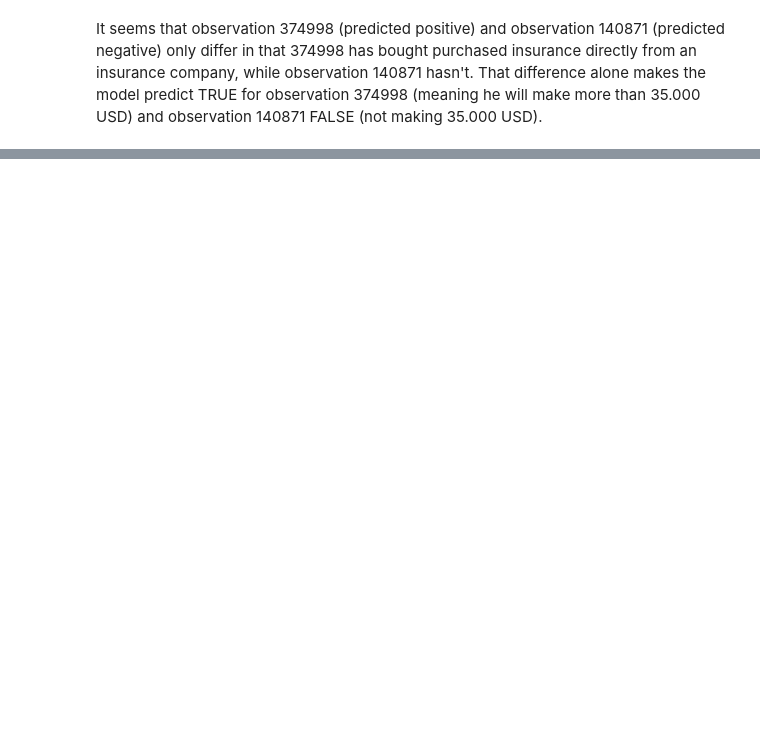
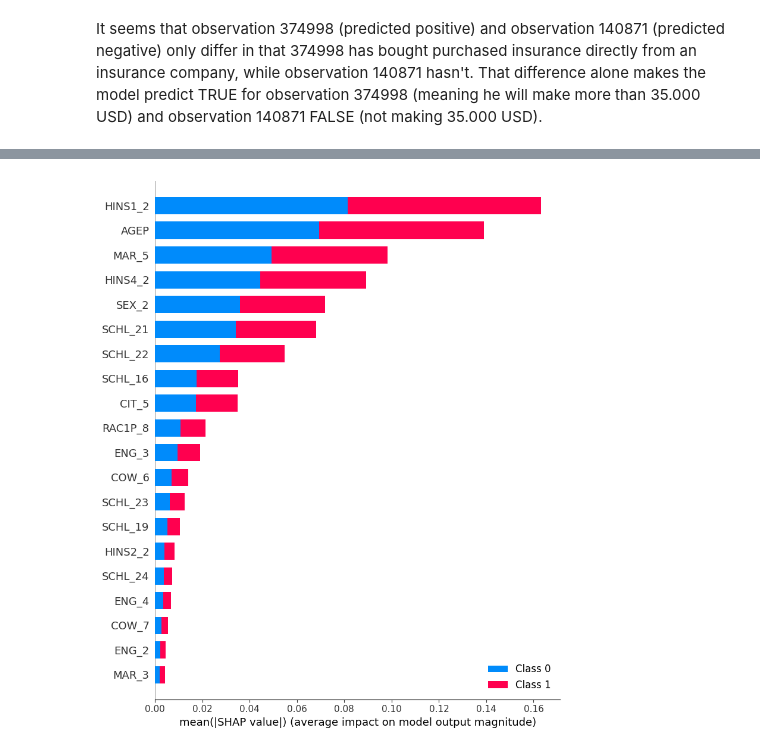
Before and after one commit to const5craciun/algo_fair, a Jupyter notebook: Notebook.ipynb, the cells around one changed output, grey strips where cells are left out. Saved outputs shown, nothing was run; the diff lists cells and outputs as text; code cells hidden in the pictures; blank space fills up the shorter version.

```diff
--- a/Notebook.ipynb
+++ b/Notebook.ipynb
@@ -662,0 +800,7 @@ It seems that observation 374998 (predicted positive) and observation 140871 (pr
+# %%
+rf_explainer = shap.TreeExplainer(rf)
+rf_shap_values = rf_explainer.shap_values(X_test)
+# %%
+shap.summary_plot(rf_shap_values, X_test)
+# %% [output]
+[figure, added]
```
Also changed, not shown: parts of 23 cells of this notebook.
